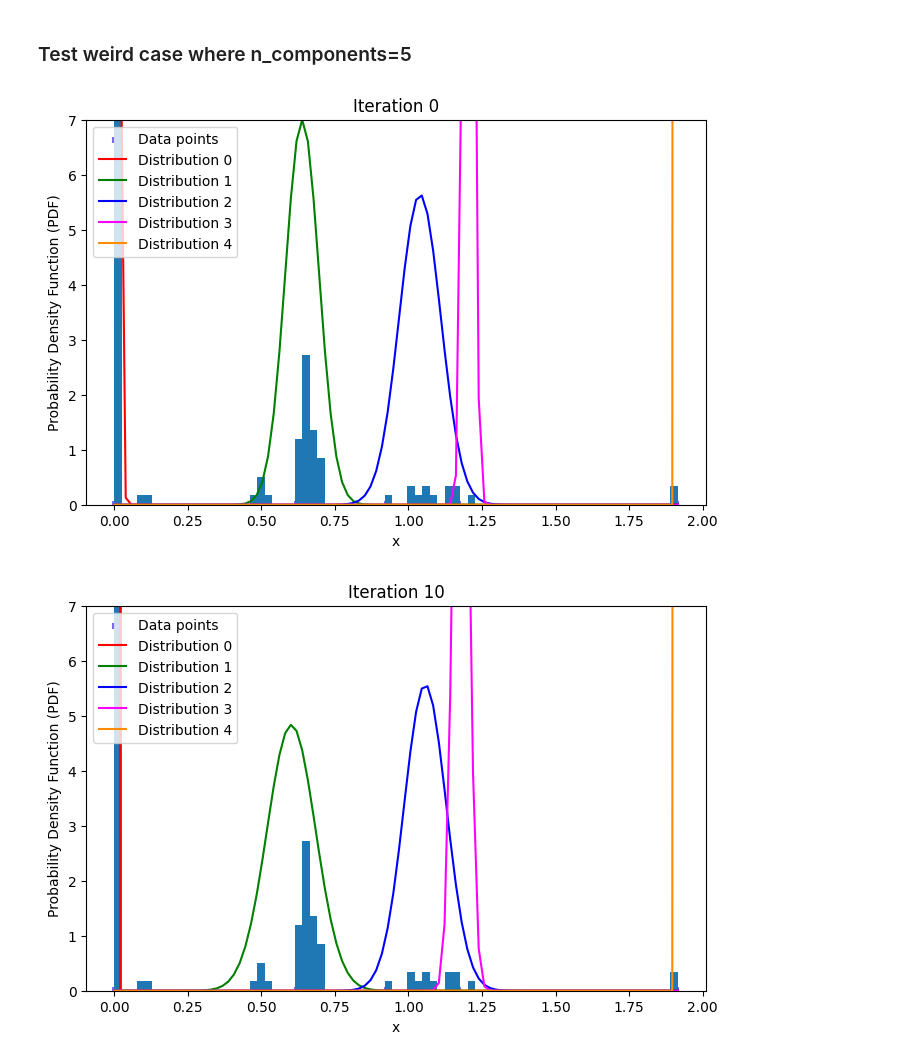
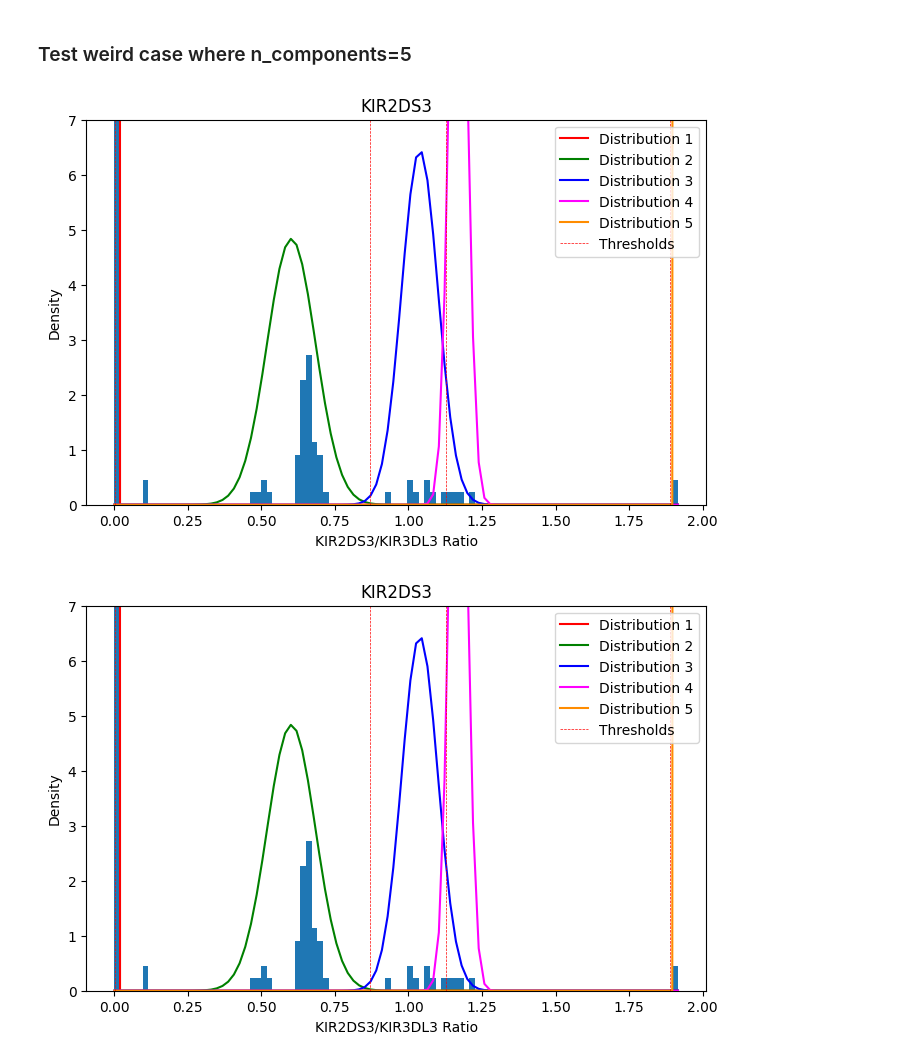
Before and after one commit to devitahalim/scie30001-project, a Jupyter notebook: functions/testGMM.ipynb, the cells around one changed output. Saved outputs shown, nothing was run; the diff lists cells and outputs as text; code cells hidden in the pictures.

```diff
--- a/functions/testGMM.ipynb
+++ b/functions/testGMM.ipynb
@@ -482,7 +511,7 @@ def check_mean_dis(iteration_data):
 # %%
 weird_em_2DS3,weird_pxj_2DS3=gauss.EMGMM_varconstraint(KIR2DS3_data,5,[])
 weird_t=gauss.findThreshold2(weird_em_2DS3)
-gauss.PlotGMM(KIR2DS3_data,weird_em_2DS3,10,weird_t,7)
+gauss.PlotGMM(KIR2DS3_data,weird_em_2DS3,10,weird_t,'KIR2DS3',7,[],[])
 # %% [output]
-[figure, old version]
+[figure, new version]
-[figure, old version]
+[figure, new version]
```
Also changed, not shown: parts of 4 cells of this notebook.
